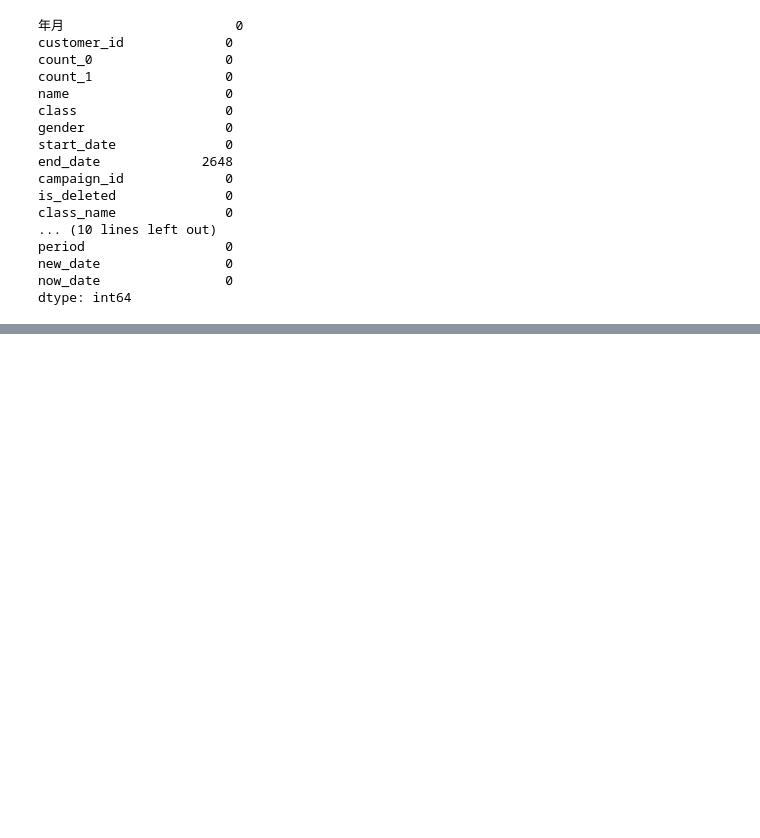
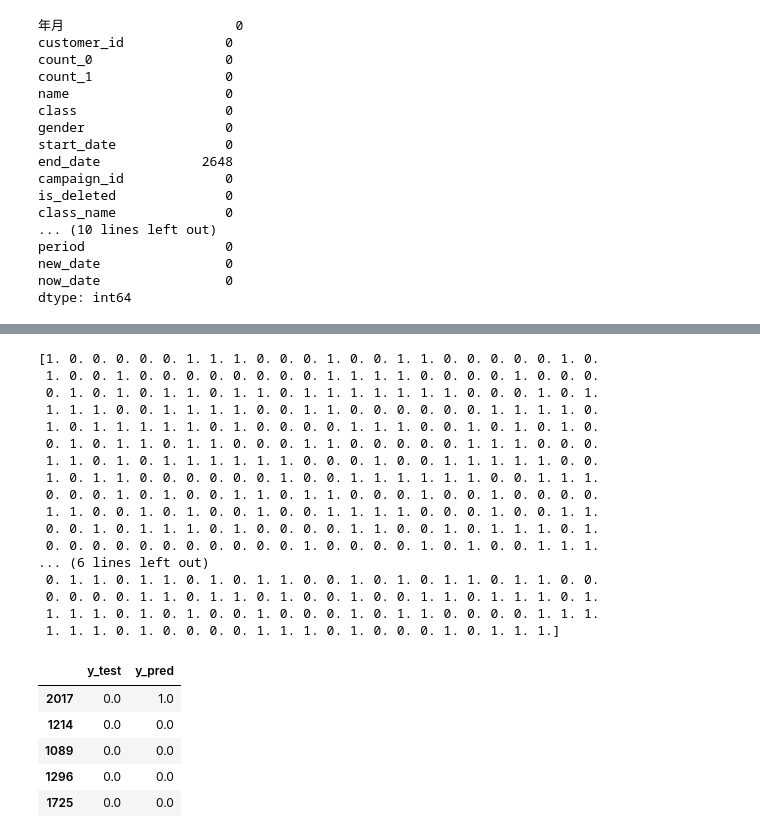
Before and after one commit to midoritya/python_dataanalytics_100knock, a Jupyter notebook: chapter5/chapter5.ipynb, the cells around one changed output, grey strips where cells are left out. Drawn from its saved outputs; the diff is of its cells as text; code cells hidden in the pictures; blank space fills up the shorter version.

```diff
--- a/chapter5/chapter5.ipynb
+++ b/chapter5/chapter5.ipynb
@@ -168,3 +168,48 @@ predict_data.head()
 | 2 | 4.0 | 1.0 | 27 | 0.0 | 0 | 0 | 1 | ... |
 | 3 | 8.0 | 1.0 | 14 | 0.0 | 0 | 0 | 1 | ... |
 | 4 | 8.0 | 1.0 | 11 | 0.0 | 0 | 0 | 1 | ... |
+# %%
+#ノック４７
+
+#決定木を用いた予測モデル
+from sklearn.tree import DecisionTreeClassifier
+import sklearn.model_selection
+
+exit = predict_data.loc[predict_data["is_deleted"]==1]
+conti = predict_data.loc[predict_data["is_deleted"]==0].sample(len(exit))
+
+X = pd.concat([exit, conti], ignore_index=True)
+y = X["is_deleted"]
+del X["is_deleted"]
+X_train, X_test, y_train, y_test = sklearn.model_selection.train_test_split(X,y)
+model = DecisionTreeClassifier(random_state=0)
+model.fit(X_train, y_train)
+y_test_pred = model.predict(X_test)
+print(y_test_pred)
+
+results_test = pd.DataFrame({"y_test":y_test, "y_pred":y_test_pred})
+results_test.head()
+# %% [output]
+[1. 0. 0. 0. 0. 0. 1. 1. 1. 0. 0. 0. 1. 0. 0. 1. 1. 0. 0. 0. 0. 0. 1. 0.
+ 1. 0. 0. 1. 0. 0. 0. 0. 0. 0. 0. 0. 1. 1. 1. 1. 0. 0. 0. 0. 1. 0. 0. 0.
+ 0. 1. 0. 1. 0. 1. 1. 0. 1. 1. 0. 1. 1. 1. 1. 1. 1. 1. 0. 0. 0. 1. 0. 1.
+ 1. 1. 1. 0. 0. 1. 1. 1. 1. 0. 0. 1. 1. 0. 0. 0. 0. 0. 0. 1. 1. 1. 1. 0.
+ 1. 0. 1. 1. 1. 1. 1. 0. 1. 0. 0. 0. 0. 1. 1. 1. 0. 0. 1. 0. 1. 0. 1. 0.
+ 0. 1. 0. 1. 1. 0. 1. 1. 0. 0. 0. 1. 1. 0. 0. 0. 0. 0. 1. 1. 1. 0. 0. 0.
+ 1. 1. 0. 1. 0. 1. 1. 1. 1. 1. 1. 0. 0. 0. 1. 0. 0. 1. 1. 1. 1. 1. 0. 0.
+ 1. 0. 1. 1. 0. 0. 0. 0. 0. 0. 1. 0. 0. 1. 1. 1. 1. 1. 1. 0. 0. 1. 1. 1.
+ 0. 0. 0. 1. 0. 1. 0. 0. 1. 1. 0. 1. 1. 0. 0. 0. 1. 0. 0. 1. 0. 0. 0. 0.
+ 1. 1. 0. 0. 1. 0. 1. 0. 0. 1. 0. 0. 1. 1. 1. 1. 0. 0. 0. 1. 0. 0. 1. 1.
+ 0. 0. 1. 0. 1. 1. 1. 0. 1. 0. 0. 0. 0. 1. 1. 0. 0. 1. 0. 1. 1. 1. 0. 1.
+ 0. 0. 0. 0. 0. 0. 0. 0. 0. 0. 0. 1. 0. 0. 0. 0. 1. 0. 1. 0. 0. 1. 1. 1.
+... (6 lines left out)
+ 0. 1. 1. 0. 1. 1. 0. 1. 0. 1. 1. 0. 0. 1. 0. 1. 0. 1. 1. 0. 1. 1. 0. 0.
+ 0. 0. 0. 0. 1. 1. 0. 1. 1. 0. 1. 0. 0. 1. 0. 0. 1. 1. 0. 1. 1. 1. 0. 1.
+ 1. 1. 1. 0. 1. 0. 1. 0. 0. 1. 0. 0. 0. 1. 0. 1. 1. 0. 0. 0. 0. 1. 1. 1.
+ 1. 1. 1. 0. 1. 0. 0. 0. 0. 1. 1. 1. 0. 1. 0. 0. 0. 1. 0. 1. 1. 1.]
+|  | y_test | y_pred |
+| 2017 | 0.0 | 1.0 |
+| 1214 | 0.0 | 0.0 |
+| 1089 | 0.0 | 0.0 |
+| 1296 | 0.0 | 0.0 |
+| 1725 | 0.0 | 0.0 |
```
